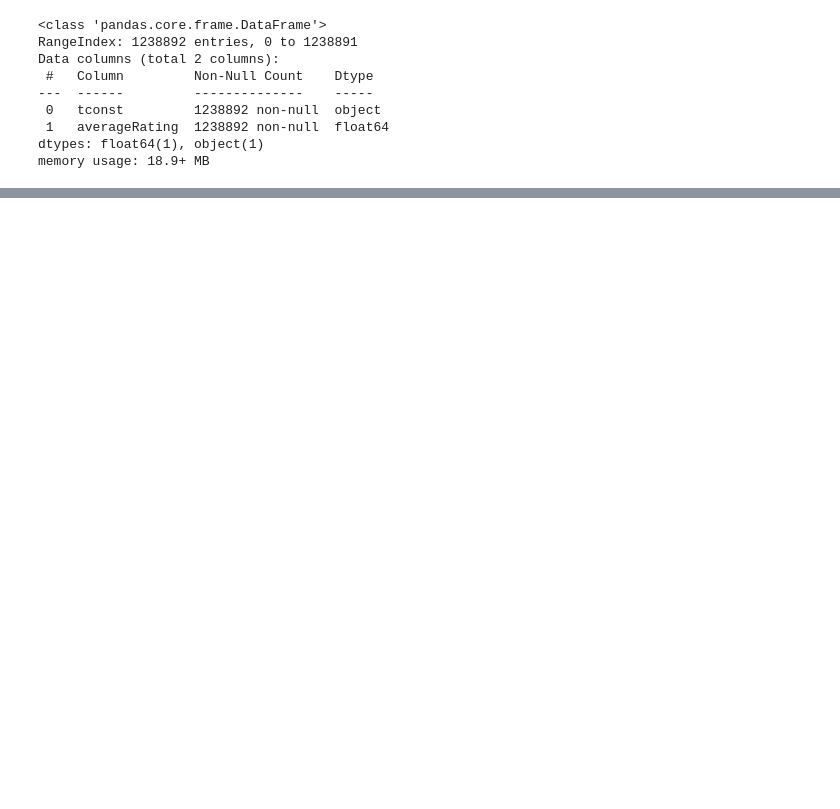
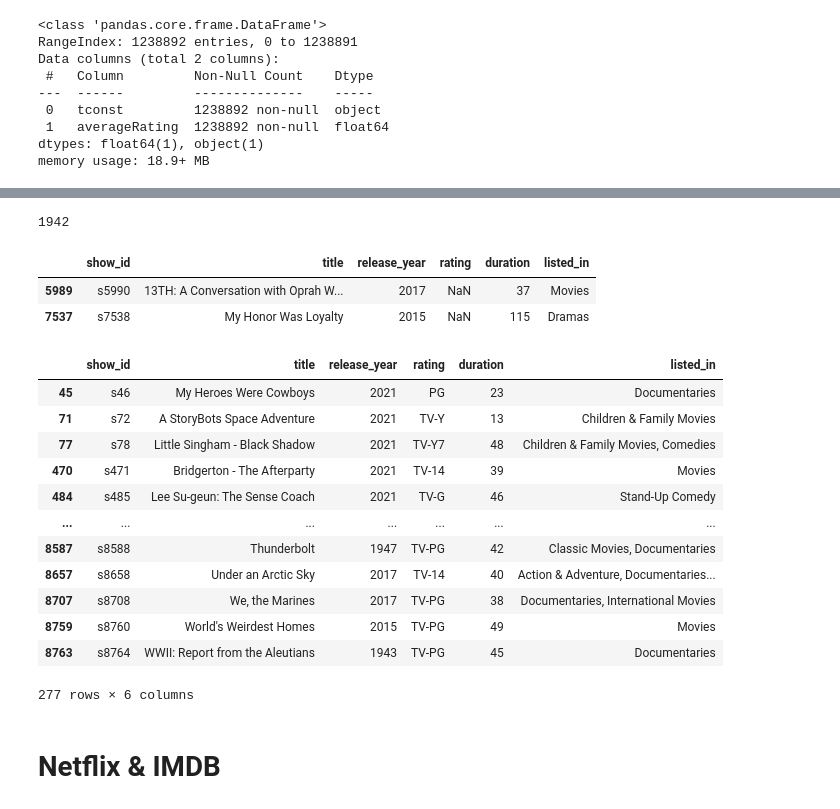
Before and after one commit to TGB85/ycn10data, a Jupyter notebook: TB_imdb.ipynb, the cells around one changed output, grey strips where cells are left out. Saved outputs shown, nothing was run; the diff lists cells and outputs as text; code cells hidden in the pictures; blank space fills up the shorter version.

```diff
--- a/TB_imdb.ipynb
+++ b/TB_imdb.ipynb
@@ -133,0 +285,5 @@ dtype: float64
+# %%
+# drop TV Show
+nf.drop(nf[nf.type == 'TV Show'].index, inplace=True)
+# %%
+nf.drop(['type'], axis=1, inplace=True)
@@ -133,0 +305,4 @@ dtype: float64
+# %%
+nf.release_year.min()
+# %% [output]
+1942
@@ -133,0 +314,24 @@ dtype: float64
+# %%
+nf.loc[nf.rating.isnull()]
+# %% [output]
+|  | show_id | title | release_year | rating | duration | listed_in |
+| 5989 | s5990 | 13TH: A Conversation with Oprah W... | 2017 | NaN | 37 | Movies |
+| 7537 | s7538 | My Honor Was Loyalty | 2015 | NaN | 115 | Dramas |
+# %%
+nf.loc[nf.duration < 50] # 277 rows
+# %% [output]
+|  | show_id | title | release_year | rating | duration | listed_in |
+| 45 | s46 | My Heroes Were Cowboys | 2021 | PG | 23 | Documentaries |
+| 71 | s72 | A StoryBots Space Adventure | 2021 | TV-Y | 13 | Children & Family Movies |
+| 77 | s78 | Little Singham - Black Shadow | 2021 | TV-Y7 | 48 | Children & Family Movies, Comedies |
+| 470 | s471 | Bridgerton - The Afterparty | 2021 | TV-14 | 39 | Movies |
+| 484 | s485 | Lee Su-geun: The Sense Coach | 2021 | TV-G | 46 | Stand-Up Comedy |
+| ... | ... | ... | ... | ... | ... | ... |
+| 8587 | s8588 | Thunderbolt | 1947 | TV-PG | 42 | Classic Movies, Documentaries |
+| 8657 | s8658 | Under an Arctic Sky | 2017 | TV-14 | 40 | Action & Adventure, Documentaries... |
+| 8707 | s8708 | We, the Marines | 2017 | TV-PG | 38 | Documentaries, International Movies |
+| 8759 | s8760 | World's Weirdest Homes | 2015 | TV-PG | 49 | Movies |
+| 8763 | s8764 | WWII: Report from the Aleutians | 1943 | TV-PG | 45 | Documentaries |
+277 rows × 6 columns
+# %% [markdown]
+# Netflix & IMDB
```
Also changed, not shown: parts of 68 cells of this notebook, 4 other files.
